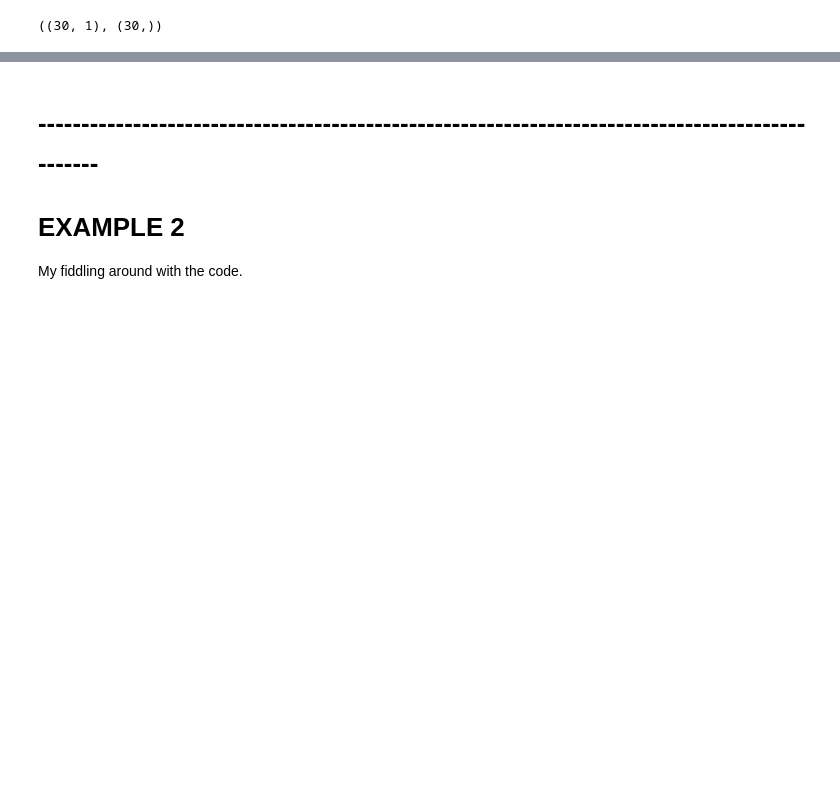
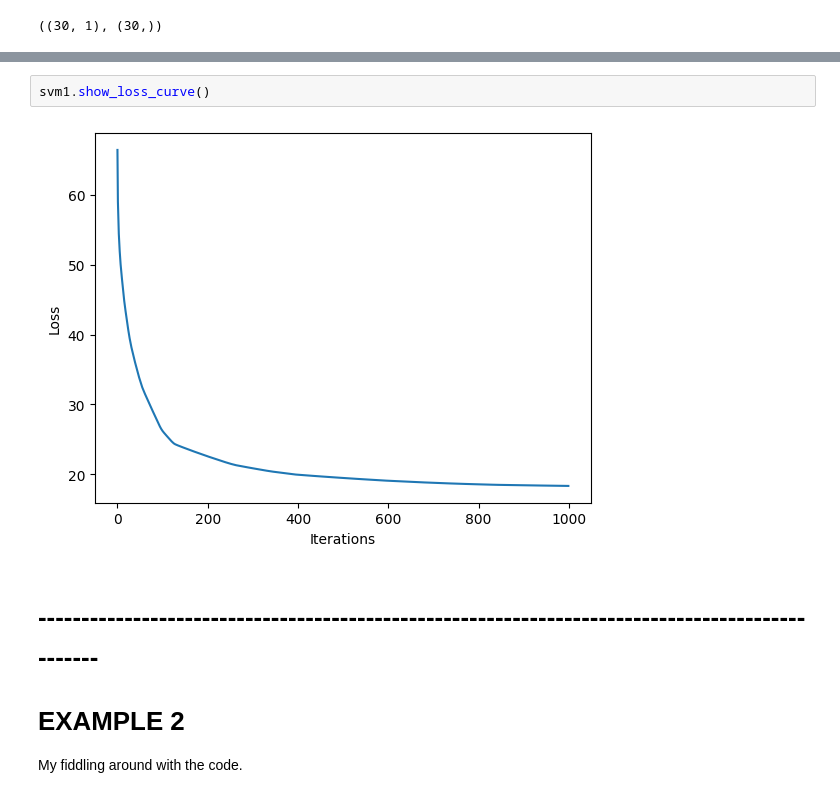
Before and after one commit to Ismaril/training, a Jupyter notebook: AI/algorithms_from_scratch/support_vector_machine.ipynb, the cells around one changed output, grey strips where cells are left out. Saved outputs shown, nothing was run; the diff lists cells and outputs as text; blank space fills up the shorter version.

```diff
--- a/AI/algorithms_from_scratch/support_vector_machine.ipynb
+++ b/AI/algorithms_from_scratch/support_vector_machine.ipynb
@@ -393,3 +274,7 @@ scores
+# %%
+svm1.show_loss_curve()
+# %% [output]
+[figure, added]
 # %% [markdown]
 # ------------------------------------------------------------------------------------------------
 # EXAMPLE 2
```
Also changed, not shown: parts of 24 cells of this notebook, 1 other file.
